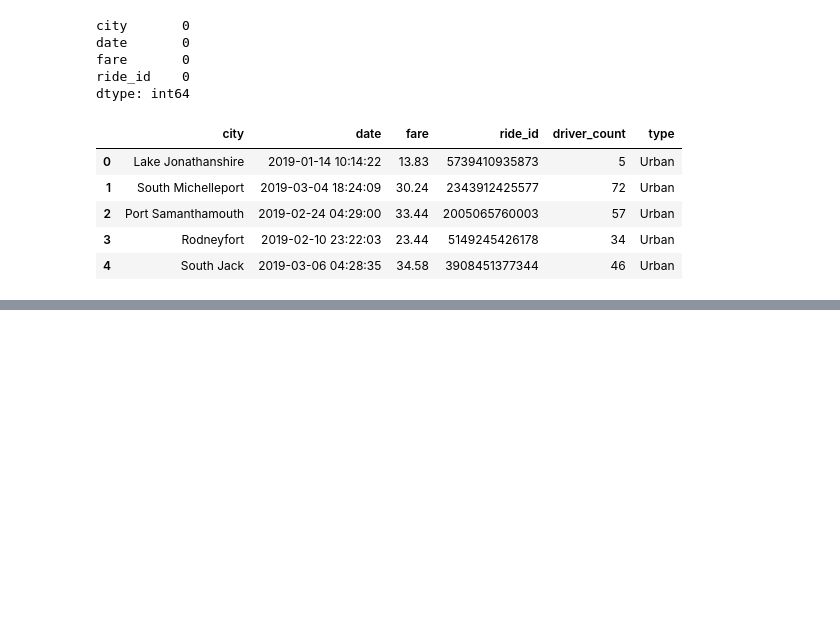
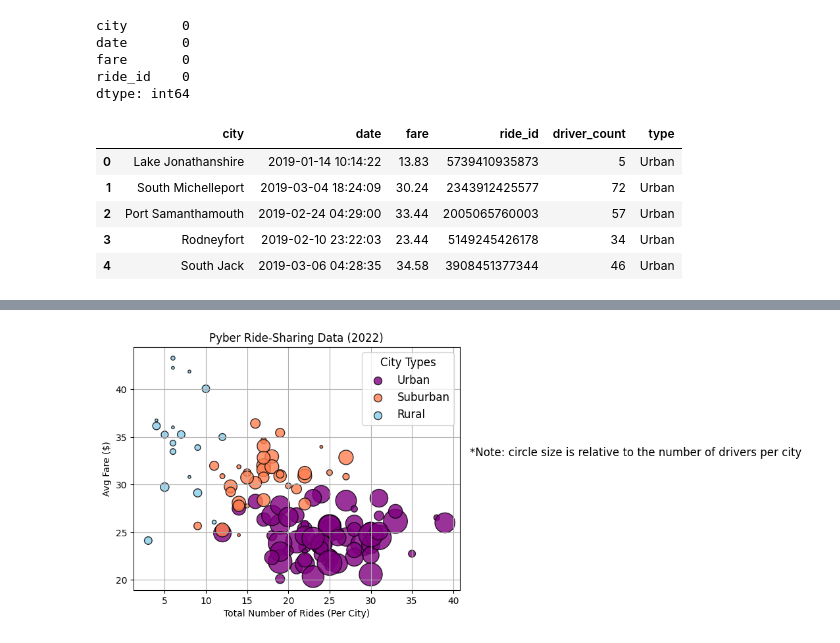
Before and after one commit to Cybercelt386/-PyBer_Analysis, a Jupyter notebook: pandas_in_matplotlib.ipynb, the cells around one changed output, grey strips where cells are left out. Cells and saved outputs as stored; diff of their text form; code cells hidden in the pictures; blank space fills up the shorter version.

```diff
--- a/pandas_in_matplotlib.ipynb
+++ b/pandas_in_matplotlib.ipynb
@@ -38,0 +154,18 @@ pyber_data_df.head()
+# %%
+plt.scatter(urban_ride_count, urban_fare_avg, s=10*urban_driver_count, color="purple", edgecolor="black", linewidths=1, label="Urban", alpha=0.8)
+plt.scatter(suburban_ride_count, suburban_fare_avg, s=10*suburban_driver_count, color="coral", edgecolor="black", linewidths=1, label="Suburban", alpha=0.8)
+plt.scatter(rural_ride_count, rural_fare_avg, s=10*rural_driver_count, color="skyblue", edgecolor="black", linewidths=1, label="Rural", alpha=0.8)
+plt.title("Pyber Ride-Sharing Data (2022)")
+plt.ylabel("Avg Fare ($)")
+plt.xlabel("Total Number of Rides (Per City)")
+plt.grid(True)
+lgnd = plt.legend(fontsize="12", mode="Expanded",
+         scatterpoints=1, loc="best", title="City Types")
+lgnd.legendHandles[0]._sizes = [75]
+lgnd.legendHandles[1]._sizes = [75]
+lgnd.legendHandles[2]._sizes = [75]
+lgnd.get_title().set_fontsize(12)
+plt.text(42,33, "*Note: circle size is relative to the number of drivers per city", fontsize="12")
+plt.show()
+# %% [output]
+[figure, added]
```
Also changed, not shown: parts of 41 cells of this notebook, 2 other files.
